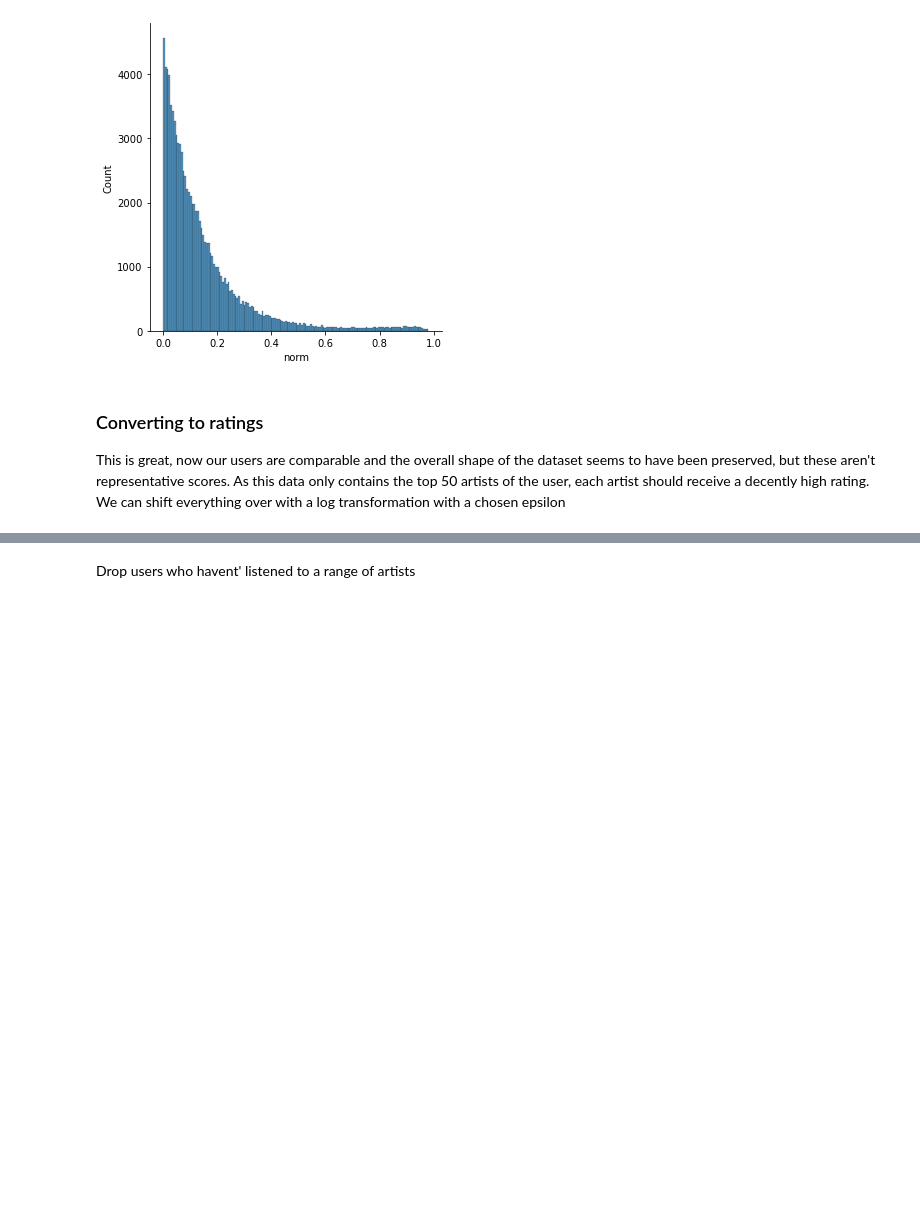
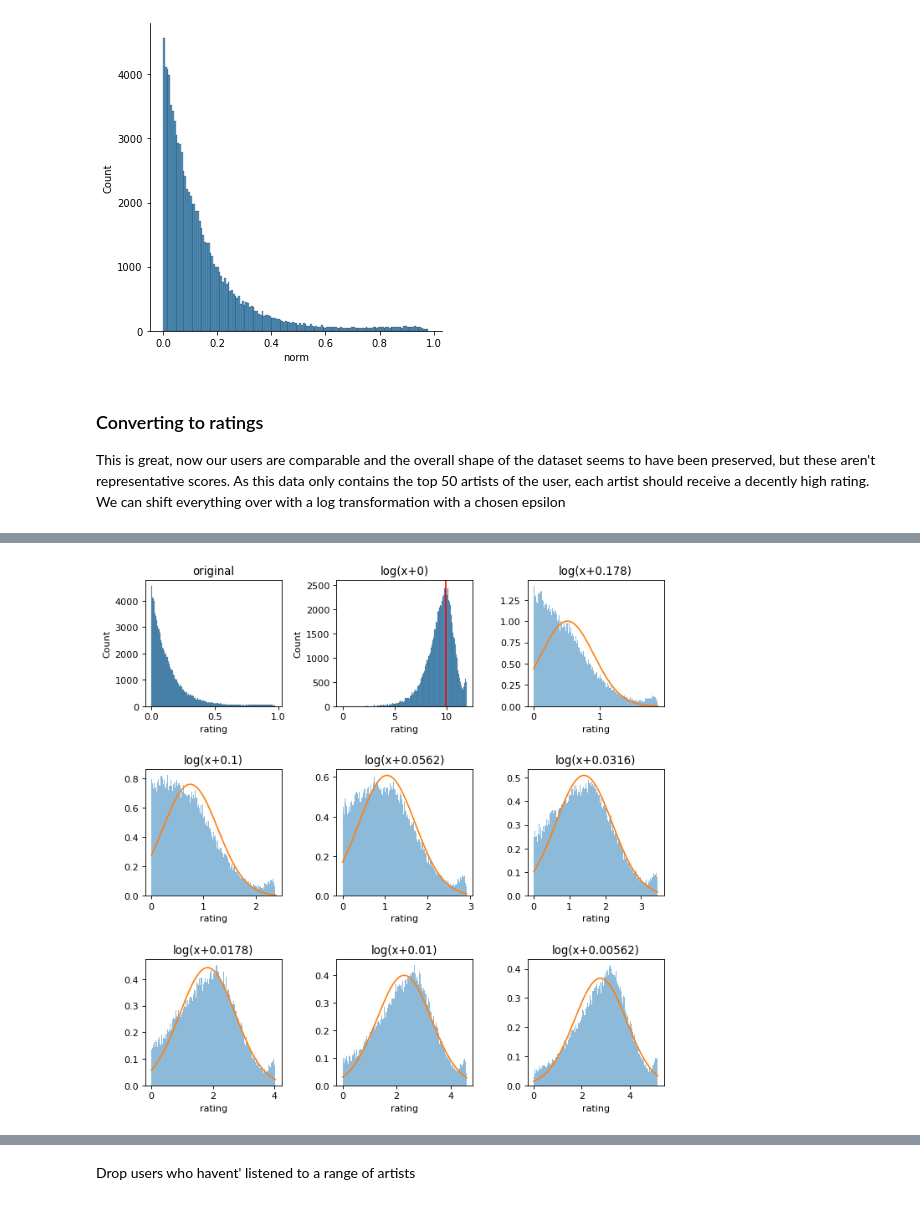
Before and after one commit to abarbieu/music-recommender, a Jupyter notebook: music-recommender.ipynb, the cells around one changed output, grey strips where cells are left out. Drawn from its saved outputs; the diff is of its cells as text; code cells hidden in the pictures; blank space fills up the shorter version.

Commit message:
normality graphs

```diff
--- a/music-recommender.ipynb
+++ b/music-recommender.ipynb
@@ -115,32 +115,37 @@ sns.displot(scrobsdf["norm"])
 
 This is great, now our users are comparable and the overall shape of the dataset seems to have been preserved, but these aren't representative scores. As this data only contains the top 50 artists of the user, each artist should receive a decently high rating. We can shift everything over with a log transformation with a chosen epsilon
 # %%
-
-fig = plt.figure()
-fig.subplots_adjust(hspace=0.5, wspace=0.3)
+fig = plt.figure(figsize=(10, 10), dpi=80)
+fig.subplots_adjust(hspace = .5, wspace = .4)
 ax = fig.add_subplot(3,3,1)
 ax.set_xlabel("rating")
-sns.histplot(scrobsdf.norm,ax=ax)
+ax.set_title("original")
+sns.histplot(scrobsdf.norm, ax=ax)
 
-for i in range(2,10):
+ax = fig.add_subplot(3,3,2)
+ax.set_xlabel("rating")
+ax.set_title("log(x+0)")
+newrating = np.log(scrobsdf.norm)
+newrating += abs(min(newrating))
+patches = sns.histplot(newrating, ax=ax).patches
+ax.axvline(x=patches[np.argmax([x.get_height() for x in patches])].get_x(), color='red')
+for i in range(3,10):
     ax = fig.add_subplot(3, 3, i)
     ax.set_xlabel("rating")
-    eps = 0.1**i
+    eps = 10**-(i/4)
 
-    ax.set_title(f"epsilon: {eps}")
-    newrating = (np.log(scrobsdf.norm+eps))# + 12
-    sns.histplot(, ax=ax)
+    ax.set_title(f"log(x+{eps:0.3})")
+    newrating = (np.log(scrobsdf.norm+eps))
+    newrating += abs(min(newrating))
+    data = newrating
+    _, bins, _ = plt.hist(data, 200, alpha=0.5, density=1)
 
+    mu, sigma = stats.norm.fit(data)
 
+    best_fit_line = stats.norm.pdf(bins, mu, sigma)
 
-for i in range(10):
-    print(0.1**i)
-    eps = 0.1**i
-    newrating = (np.log(scrobsdf.norm+eps))# + 12
-
-    newrating += abs(newrating.min())
-
-    newrating = pd.DataFrame(newrating)
-    print(newrating.describe())
-    sns.displot(newrating)
+    ax.plot(bins, best_fit_line)
+#     n, bins, patches = ax.hist(newrating, bins=<num of bins>, normed=True, fc='k', alpha=0.3)
+#     patches = sns.histplot(newrating, ax=ax).patches
+#     ax.axvline(x=patches[np.argmax([x.get_height() for x in patches])].get_x(), color='red')
 # %% [output]
@@ -147,0 +152 @@ SyntaxError: invalid syntax (<ipython-input-258-3197b231a38d>, line 14)
+[figure, added]
```
Also changed, not shown: parts of 5 cells of this notebook.
